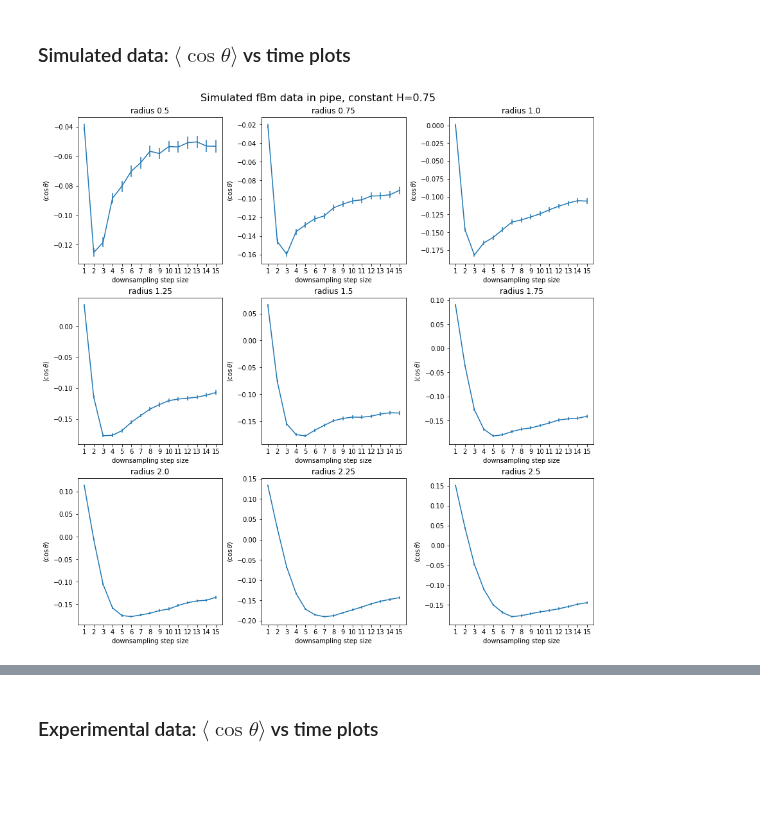
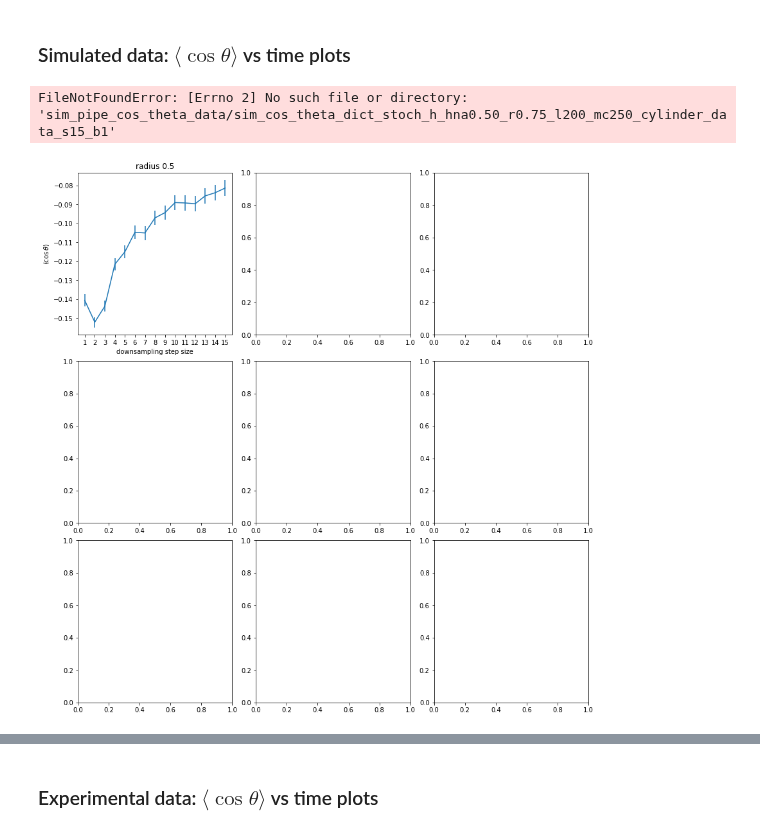
Before and after one commit to paulvautravers/Mphys-Sem-1, a Jupyter notebook: histogram_analysis.ipynb, the cells around one changed output, grey strips where cells are left out. Saved outputs shown, nothing was run; the diff lists cells and outputs as text; code cells hidden in the pictures; blank space fills up the shorter version.

```diff
--- a/histogram_analysis.ipynb
+++ b/histogram_analysis.ipynb
@@ -188,6 +262,6 @@ filenames_sim_const_h075 = np.array(['const_h_h0.75_r0.50_l200_mc250_cylinder_da
 # %%
 step_sizes = [1,2,3,4,5,6,7,8,9,10,11,12,13,14,15]
-sim_cos_theta_dict = get_dict_from_file(filenames_sim_stoch_hna00[2],'sim_cos_theta_dict',step_sizes,
+sim_cos_theta_dict = get_dict_from_file(filenames_sim_const_h025[2],'sim_cos_theta_dict',step_sizes,
                                         window=20,restriction=1000,batch_number=1)
 # %%
 norm_counts, bins, sample_numbers = plot_3d(sim_cos_theta_dict,step_sizes,50,absolute=False,
@@ -287,7 +365,7 @@ ax.errorbar(x=step_sizes,y=mean_values,yerr=sd_values/np.sqrt(sample_numbers))
 Parameter can be $\cos\theta$ or $H$.
 # %%
 def subplot_avg_vs_time(ax, file_name, data_dict, step_sizes, nbins, pos, window=None, restriction=None, batch_number=None,
-                        subplot_title=None, label=None):
+                        subplot_title=None, label=None, color=None):
     """
     data_dict can be 'h_dict', 'cos_theta_dict', 'sim_cos_theta_dict'.
     """
@@ -307,7 +385,7 @@ def subplot_avg_vs_time(ax, file_name, data_dict, step_sizes, nbins, pos, window
     if label==None:
         ax[i,j].errorbar(x=step_sizes,y=mean_values,yerr=sd_values/np.sqrt(sample_numbers))
     else:
-        ax[i,j].errorbar(x=step_sizes,y=mean_values,yerr=sd_values/np.sqrt(sample_numbers), label=label)
+        ax[i,j].errorbar(x=step_sizes,y=mean_values,yerr=sd_values/np.sqrt(sample_numbers), label=label, color=color)
 
     if data_dict=='cos_theta_dict' or data_dict=='sim_cos_theta_dict':
         ax[i,j].set_ylabel(r'$\langle \cos\theta \rangle$')
@@ -350,7 +428,8 @@ def multi_panel_plot_avg_vs_time(filenames, data_dict, step_sizes, nbins, ncols=
     return fig
 
 def combined_multi_panel_plot_avg_vs_time(filenames_arr, data_dict, step_sizes, nbins, ncols=3, window=None, restriction=None,
-                                          batch_number=None, title=None, subplot_titles=None, labels=None, figsize=None):
+                                          batch_number=None, title=None, subplot_titles=None, labels=None, colors_arr=None,
+                                          figsize=None):
     """
     filenames_arr should be 2D array
     """
@@ -373,9 +452,14 @@ def combined_multi_panel_plot_avg_vs_time(filenames_arr, data_dict, step_sizes,
     for f_index in range(len(filenames_arr[0])):
 
         for arr_index, files in enumerate(filenames_arr):
-            subplot_avg_vs_time(ax, files[f_index], data_dict, step_sizes, nbins, [i,j], window=window,
-                                restriction=restriction, batch_number=batch_number, subplot_title=subplot_titles[f_index],
-                                label=labels[arr_index])
+            if colors_arr==None:
+                subplot_avg_vs_time(ax, files[f_index], data_dict, step_sizes, nbins, [i,j], window=window,
+                                    restriction=restriction, batch_number=batch_number, subplot_title=subplot_titles[f_index],
+                                    label=labels[arr_index])
+            else:
+                subplot_avg_vs_time(ax, files[f_index], data_dict, step_sizes, nbins, [i,j], window=window,
+                                    restriction=restriction, batch_number=batch_number, subplot_title=subplot_titles[f_index],
+                                    label=labels[arr_index], color=colors_arr[arr_index])
             if labels!=None:
                 ax[i,j].legend()
         j+=1
@@ -387,17 +471,18 @@ def combined_multi_panel_plot_avg_vs_time(filenames_arr, data_dict, step_sizes,
 # %% [markdown]
 ### Simulated data: $\langle\cos\theta\rangle$ vs time plots
 # %%
-# Simulated data, constant H
+# Simulated data, hna 0.0
 %matplotlib inline
 batch_number=1
 step_sizes=[1,2,3,4,5,6,7,8,9,10,11,12,13,14,15]
 
-fnames = filenames_sim_const_h075
-fig_title = 'Simulated fBm data in pipe, constant H=0.75'
+fnames = filenames_sim_stoch_h_hna050
+fig_title = 'Simulated fBm data in pipe, hna 0.0'
 radii = np.arange(0.5, 2.75, 0.25)[:len(fnames)]
 sub_titles = ['radius '+str(radius) for radius in radii]
 fig = multi_panel_plot_avg_vs_time(fnames, 'sim_cos_theta_dict', step_sizes, 20, ncols=3, window=None, restriction=None,
-                                   batch_number=batch_number, title=fig_title, subplot_titles=sub_titles)
-plt.savefig('sim_cos_theta_plots/'+'sim_cos_theta_time_plot'+'_const_h075'+'_s{}'.format(max(step_sizes))+'_b{}'.format(batch_number), dpi=300, facecolor='white')
+                                   batch_number=batch_number, subplot_titles=sub_titles)
+plt.savefig('sim_cos_theta_plots/'+'sim_cos_theta_time_plot'+'_hna00'+'_s{}'.format(max(step_sizes))+'_b{}'.format(batch_number), dpi=300, facecolor='white')
 # %% [output]
+FileNotFoundError: [Errno 2] No such file or directory: 'sim_pipe_cos_theta_data/sim_cos_theta_dict_stoch_h_hna0.50_r0.75_l200_mc250_cylinder_data_s15_b1'
-[figure, old version]
+[figure, new version]
```
Also changed, not shown: parts of 11 cells of this notebook.
